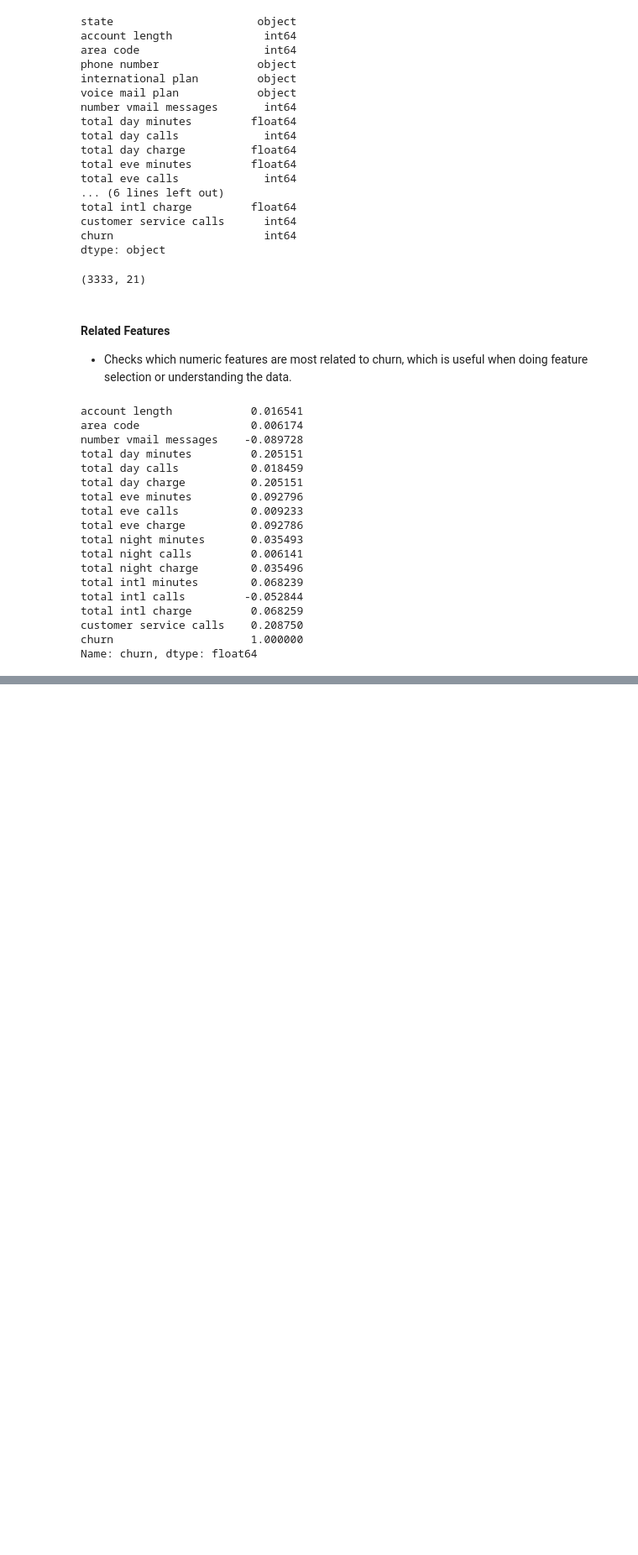
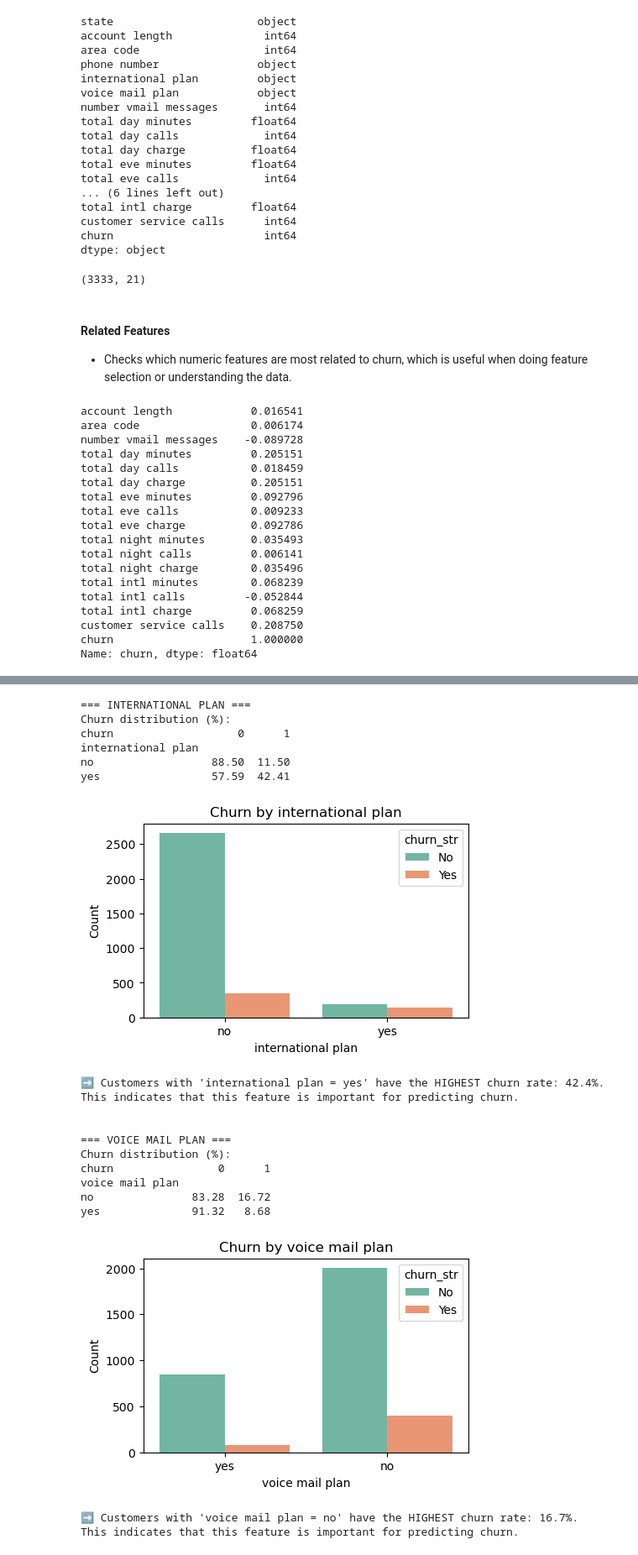
Before and after one commit to Kabutie/SyriaTel-, a Jupyter notebook: student.ipynb, the cells around one changed output, grey strips where cells are left out. Shown at 84% size. Saved outputs shown, nothing was run; the diff lists cells and outputs as text; code cells hidden in the pictures; blank space fills up the shorter version.

```diff
--- a/student.ipynb
+++ b/student.ipynb
@@ -206,0 +286,49 @@ Name: churn, dtype: float64
+# %%
+cat_features = ['international plan', 'voice mail plan']
+
+# Make churn labels categorical for plotting
+data['churn_str'] = data['churn'].map({0: 'No', 1: 'Yes'})
+
+for col in cat_features:
+    print(f"\n=== {col.upper()} ===")
+
+    # Crosstab (percentage churn by category)
+    ct = pd.crosstab(data[col], data['churn'], normalize='index') * 100
+    print("Churn distribution (%):")
+    print(ct.round(2))
+
+    # Plot
+    plt.figure(figsize=(5,3))
+    sns.countplot(x=col, hue='churn_str', data=data, palette='Set2')
+    plt.title(f"Churn by {col}")
+    plt.ylabel("Count")
+    plt.show()
+
+    # Simple text interpretation
+    churn_yes = ct[1].sort_values(ascending=False)
+    top_group = churn_yes.index[0]
+    top_rate = churn_yes.iloc[0]
+
+    print(f"➡ Customers with '{col} = {top_group}' have the HIGHEST churn rate: {top_rate:.1f}%.")
+    print("This indicates that this feature is important for predicting churn.\n")
+# %% [output]
+=== INTERNATIONAL PLAN ===
+Churn distribution (%):
+churn                   0      1
+international plan
+no                  88.50  11.50
+yes                 57.59  42.41
+[figure, added]
+➡ Customers with 'international plan = yes' have the HIGHEST churn rate: 42.4%.
+This indicates that this feature is important for predicting churn.
+
+
+=== VOICE MAIL PLAN ===
+Churn distribution (%):
+churn                0      1
+voice mail plan
+no               83.28  16.72
+yes              91.32   8.68
+[figure, added]
+➡ Customers with 'voice mail plan = no' have the HIGHEST churn rate: 16.7%.
+This indicates that this feature is important for predicting churn.
```
Also changed, not shown: parts of 17 cells of this notebook.
